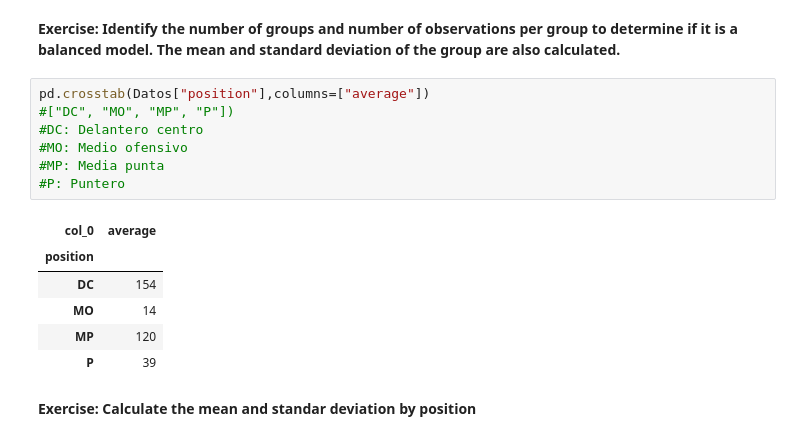
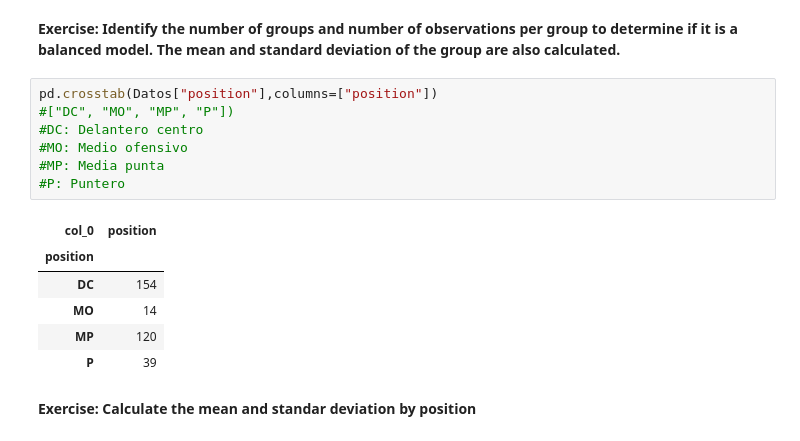
Before and after one commit to marfurt1/hypothesis-testing-exercises-project-with-python, a Jupyter notebook: notebook/problems.ipynb, the cells around one changed output. Saved outputs shown, nothing was run; the diff lists cells and outputs as text.

```diff
--- a/notebook/problems.ipynb
+++ b/notebook/problems.ipynb
@@ -70,14 +70,14 @@ Datos.boxplot(column="average",by="position")
 # %% [markdown]
 **Exercise: Identify the number of groups and number of observations per group to determine if it is a balanced model. The mean and standard deviation of the group are also calculated.**
 # %%
-pd.crosstab(Datos["position"],columns=["average"])
+pd.crosstab(Datos["position"],columns=["position"])
 #["DC", "MO", "MP", "P"])
 #DC: Delantero centro
 #MO: Medio ofensivo
 #MP: Media punta
 #P: Puntero
 # %% [output]
-| col_0 | average |
+| col_0 | position |
 | position |  |
 | DC | 154 |
 | MO | 14 |
```
Also changed, not shown: parts of 5 cells of this notebook.
